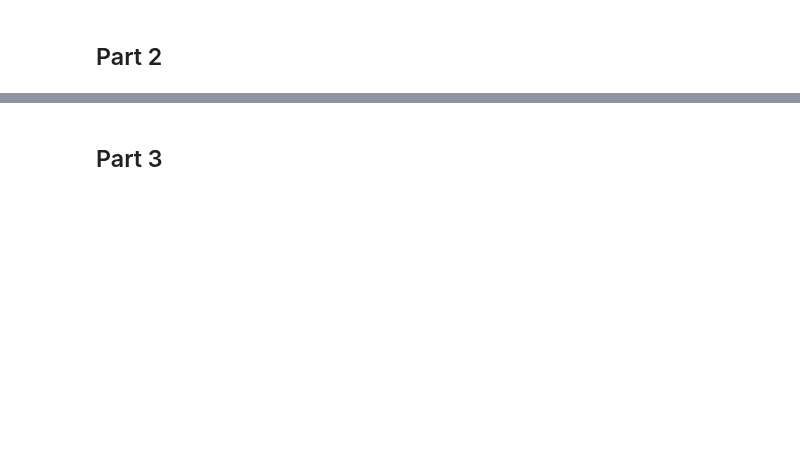
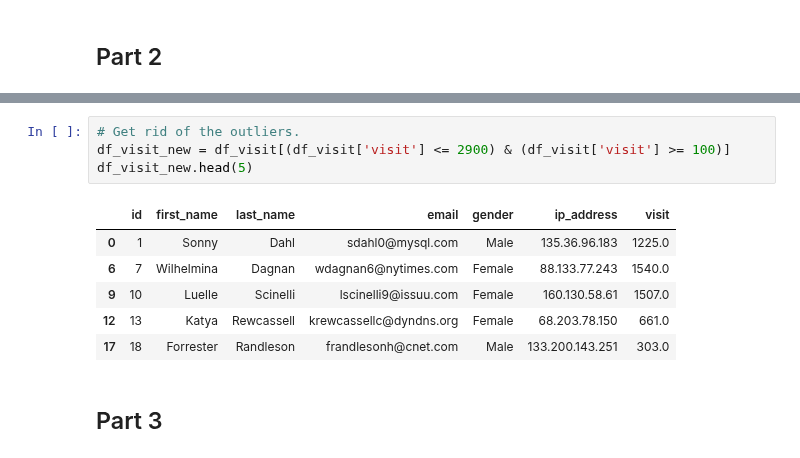
Before and after one commit to joshgreenert/Python-Projects, a Jupyter notebook: Data Preparation/Week5and6/Assignment_Week5_6_JGreenert.ipynb, the cells around one changed output, grey strips where cells are left out. Drawn from its saved outputs; the diff is of its cells as text; blank space fills up the shorter version.

```diff
--- a/Data Preparation/Week5and6/Assignment_Week5_6_JGreenert.ipynb
+++ b/Data Preparation/Week5and6/Assignment_Week5_6_JGreenert.ipynb
@@ -168,3 +235,14 @@ df_countries.head(5)
+# %%
+# Get rid of the outliers.
+df_visit_new = df_visit[(df_visit['visit'] <= 2900) & (df_visit['visit'] >= 100)]
+df_visit_new.head(5)
+# %% [output]
+|  | id | first_name | last_name | email | gender | ip_address | visit |
+| 0 | 1 | Sonny | Dahl | sdahl0@mysql.com | Male | 135.36.96.183 | 1225.0 |
+| 6 | 7 | Wilhelmina | Dagnan | wdagnan6@nytimes.com | Female | 88.133.77.243 | 1540.0 |
+| 9 | 10 | Luelle | Scinelli | lscinelli9@issuu.com | Female | 160.130.58.61 | 1507.0 |
+| 12 | 13 | Katya | Rewcassell | krewcassellc@dyndns.org | Female | 68.203.78.150 | 661.0 |
+| 17 | 18 | Forrester | Randleson | frandlesonh@cnet.com | Male | 133.200.143.251 | 303.0 |
 # %% [markdown]
 ## Part 3
 # %%
```
Also changed, not shown: parts of 13 cells of this notebook, 2 other files.
